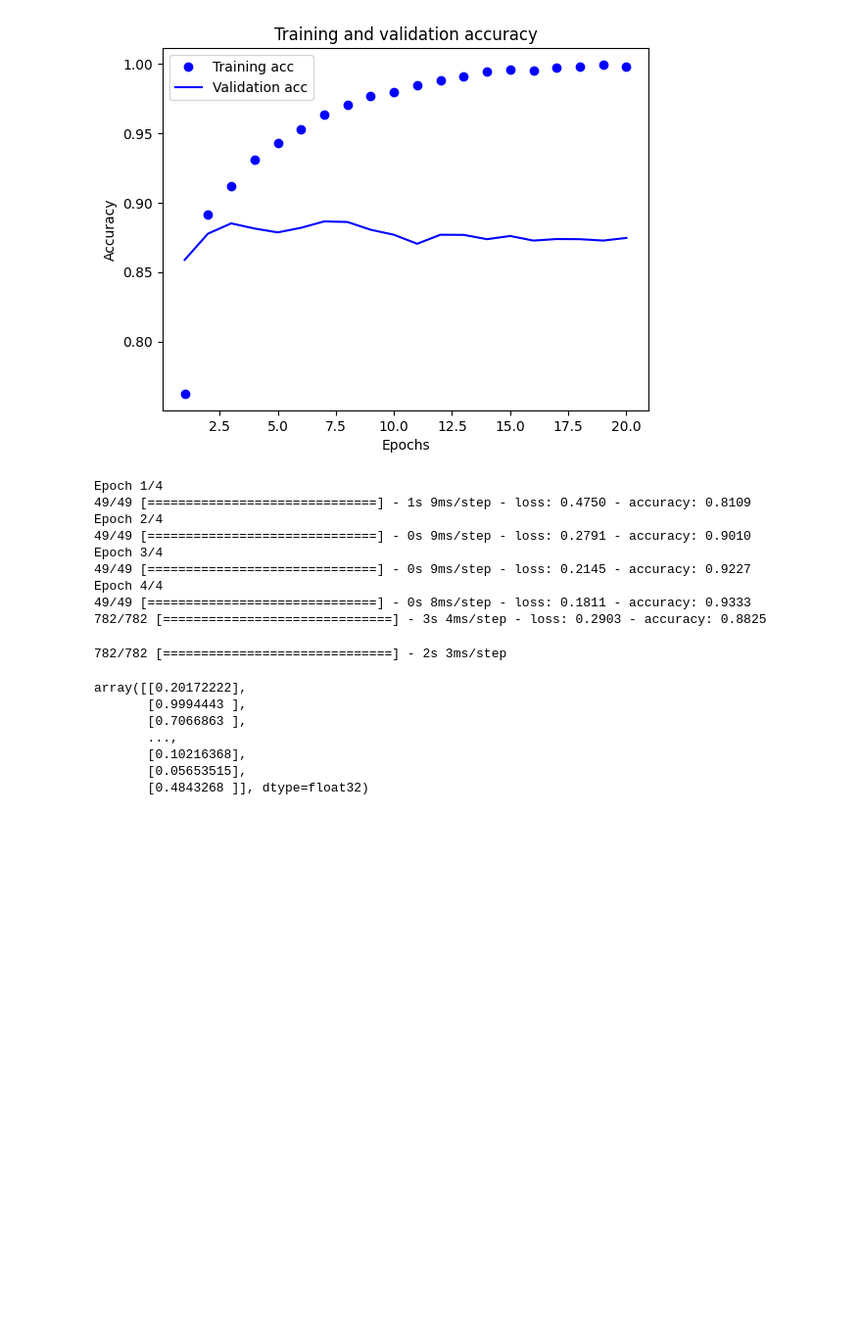
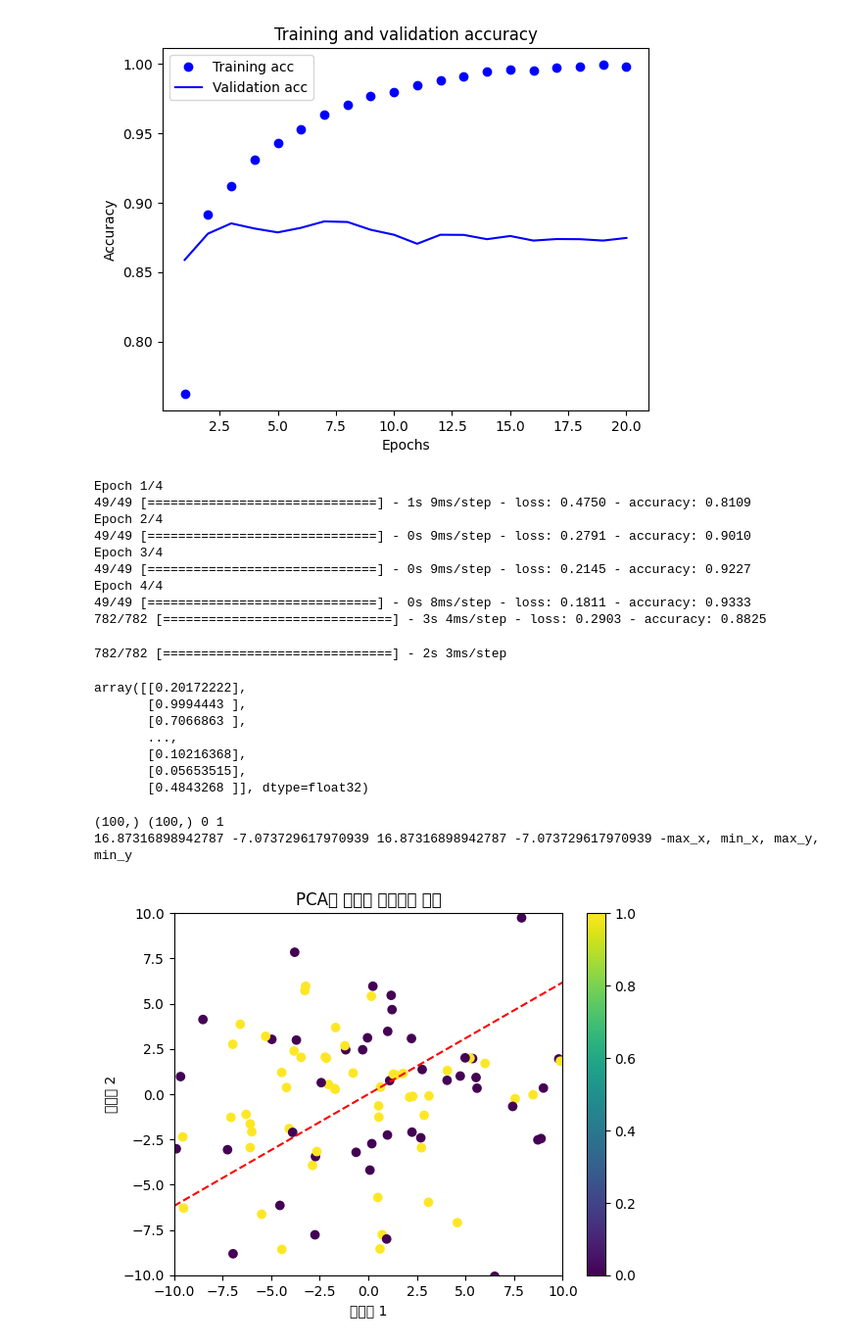
Before and after one commit to SunjaeMaeng/aiffel_online, a Jupyter notebook: Keras_DeepLearning/Chapter 4/IMDB.ipynb, the cells around one changed output. Shown: that part at 98% size. Drawn from its saved outputs; the diff is of its cells as text; code cells hidden in the pictures; blank space fills up the shorter version.

```diff
--- a/Keras_DeepLearning/Chapter 4/IMDB.ipynb
+++ b/Keras_DeepLearning/Chapter 4/IMDB.ipynb
@@ -173,3 +173,72 @@ array([[0.20172222],
        [0.10216368],
        [0.05653515],
        [0.4843268 ]], dtype=float32)
+# %%
+import numpy as np
+import matplotlib.pyplot as plt
+from sklearn.decomposition import PCA
+
+# 랜덤 데이터 생성
+# np.random.seed(0)
+num_samples = 100
+num_features = 2
+num_classes = 2
+
+data = np.random.randn(num_samples, num_features) * 5
+labels = np.random.randint(0, num_classes, num_samples)
+
+# PCA로 2차원으로 차원 축소
+pca = PCA(n_components=2)
+data_transformed = pca.fit_transform(data)
+
+# 클래스 별로 데이터 분리
+class_data = {}
+for i in range(num_classes):
+    class_data[i] = data_transformed[labels == i]
+
+# 클래스 별 평균 계산
+class_means = {}
+for i in range(num_classes):
+    class_means[i] = np.mean(class_data[i], axis=0)
+
+# 이분하는 직선 시각화 함수 정의
+def plot_bisecting_line(class1, class2):
+    direction_vector = class_means[class2] - class_means[class1]
+    direction_vector /= np.linalg.norm(direction_vector)
+
+    mid_point = (class_means[class1] + class_means[class2]) / 2
+
+    slope = direction_vector[1] / direction_vector[0]
+    intercept = mid_point[1] - slope * mid_point[0]
+
+    x_range = np.linspace(min(data_transformed[:, 0]), max(data_transformed[:, 0]), 100)
+    y_range = slope * x_range + intercept
+    print(x_range.shape, y_range.shape, class1, class2)
+    return x_range, y_range
+
+# 55개의 직선 시각화
+import math
+max_x, min_x = -math.inf, math.inf
+max_y, min_y = -math.inf, math.inf
+plt.scatter(data_transformed[:, 0], data_transformed[:, 1], c=labels, cmap='viridis')
+for class1 in range(num_classes - 1):
+    for class2 in range(class1 + 1, num_classes):
+        x_range, y_range = plot_bisecting_line(class1, class2)
+        max_x = max(max(x_range), max_x)
+        max_y = max(max(x_range), max_x)
+        min_x = min(min(y_range), min_y)
+        min_y = min(min(y_range), min_y)
+
+        plt.plot(x_range, y_range, 'r--')
+print(max_x, min_x, max_y, min_y,"-max_x, min_x, max_y, min_y" )
+plt.xlim(-10, 10)
+plt.ylim(-10, 10)
+plt.xlabel('주성분 1')
+plt.ylabel('주성분 2')
+plt.title('PCA와 클래스 이분하는 직선')
+plt.colorbar()
+plt.show()
+# %% [output]
+(100,) (100,) 0 1
+16.87316898942787 -7.073729617970939 16.87316898942787 -7.073729617970939 -max_x, min_x, max_y, min_y
+[figure, added]
```
Also changed, not shown: 6 other files.
